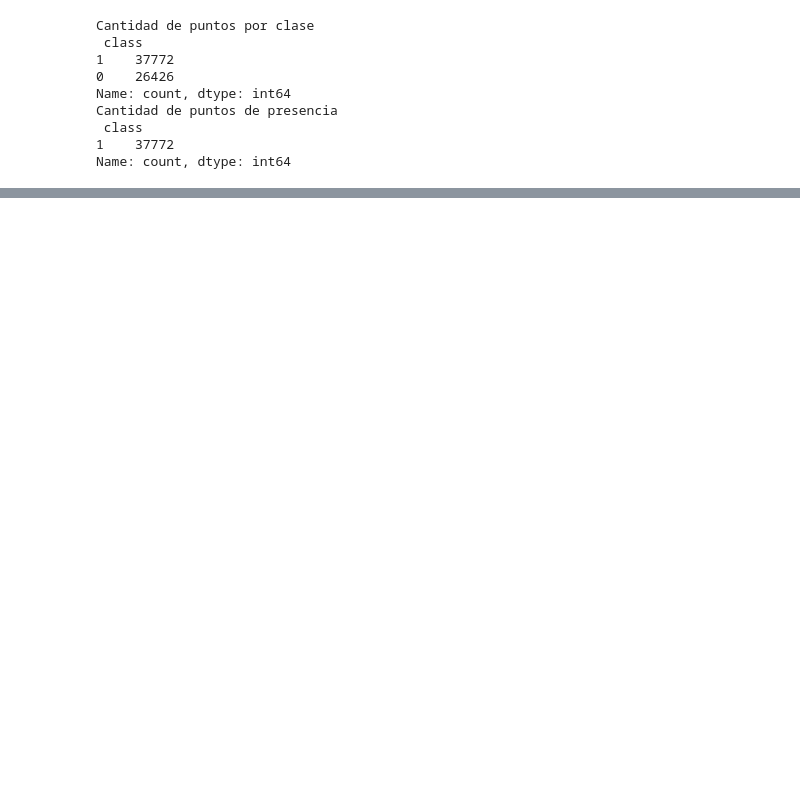
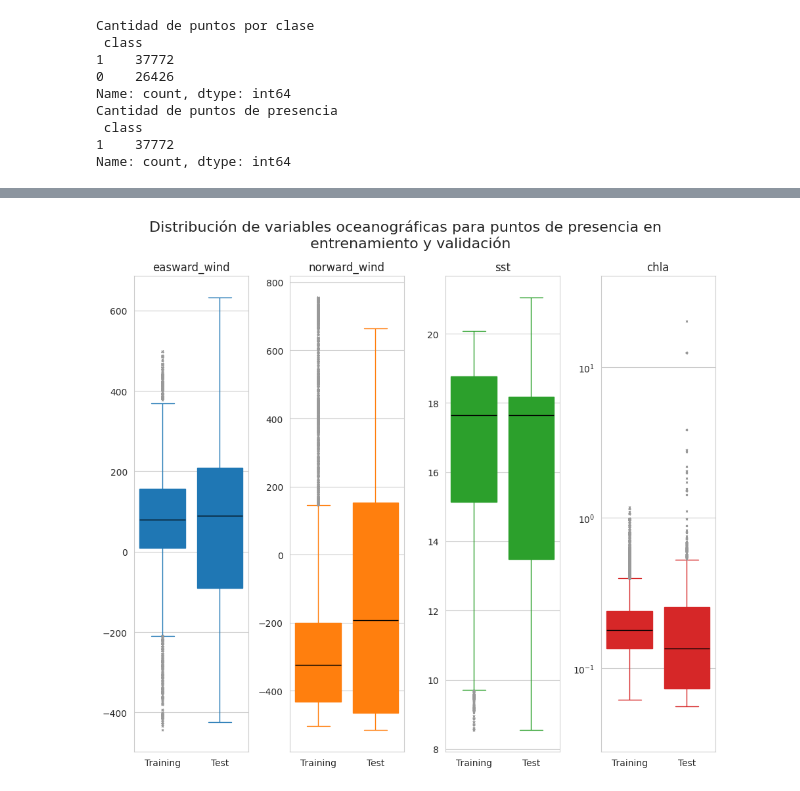
Before and after one commit to MaritzaB/niche_modelling, a Jupyter notebook: src/notebooks/background_points.ipynb, the cells around one changed output, grey strips where cells are left out. Cells and saved outputs as stored; diff of their text form; code cells hidden in the pictures; blank space fills up the shorter version.

```diff
--- a/src/notebooks/background_points.ipynb
+++ b/src/notebooks/background_points.ipynb
@@ -164,0 +198,56 @@ plt.show()
+# %%
+# Seleccionar las variables ambientales
+variables_train_test = presence[['easward_wind', 'norward_wind', 'sst', 'chla', 'year']]
+
+# Agrupar los años < 2018 en una categoría 'Antes de 2018'
+variables_train_test['year_group'] = variables_ambientales['year'].apply(lambda x: 'Training' if x < 2018 else 'Test')
+
+# Seleccionar las variables ambientales junto con el grupo de año
+variables_train_test = variables_train_test[['easward_wind', 'norward_wind', 'sst', 'chla', 'year_group']]
+
+# Configurar el tamaño de los gráficos
+plt.figure(figsize=(12, 8))
+sns.set_style("whitegrid")
+
+
+# Definir los colores sólidos para cada variable
+colors = {
+    'easward_wind': '#1f77b4',  # Azul
+    'norward_wind': '#ff7f0e',  # Naranja
+    'sst': '#2ca02c',           # Verde
+    'chla': '#d62728'           # Rojo
+}
+
+# Crear gráficos de caja y bigotes para cada variable
+for i, col in enumerate(variables_train_test.columns[:-1], 1):
+    plt.subplot(1, len(variables_train_test.columns), i)
+
+    # Seleccionar el color de la caja
+    box_color = colors.get(col, 'black')  # Si la variable no está en el dict, usar negro por defecto
+
+    sns.boxplot(
+        data=variables_train_test,
+        x=variables_train_test['year_group'],
+        y=variables_train_test[col],
+        flierprops=flierprops,
+        color='white',
+        boxprops=dict(facecolor=box_color, edgecolor=box_color),
+        whiskerprops=dict(color=box_color),
+        capprops=dict(color=box_color),
+        medianprops=dict(color='black')  # La mediana se muestra en negro para contraste
+    )
+    plt.title(col)
+
+    # Aplicar escala logarítmica a chla
+    if col == 'chla':
+        plt.yscale('log')
+        plt.ylim(variables_train_test[col].min() * 0.5, variables_train_test[col].max() * 2)
+
+    plt.ylabel('')
+    plt.xlabel('')
+
+plt.tight_layout()
+plt.suptitle('Distribución de variables oceanográficas para puntos de presencia en \n entrenamiento y validación', fontsize=16, x= 0.4, y=1.06)
+plt.show()
+# %% [output]
+[figure, added]
```
Also changed, not shown: parts of 5 cells of this notebook, 8 other files.
